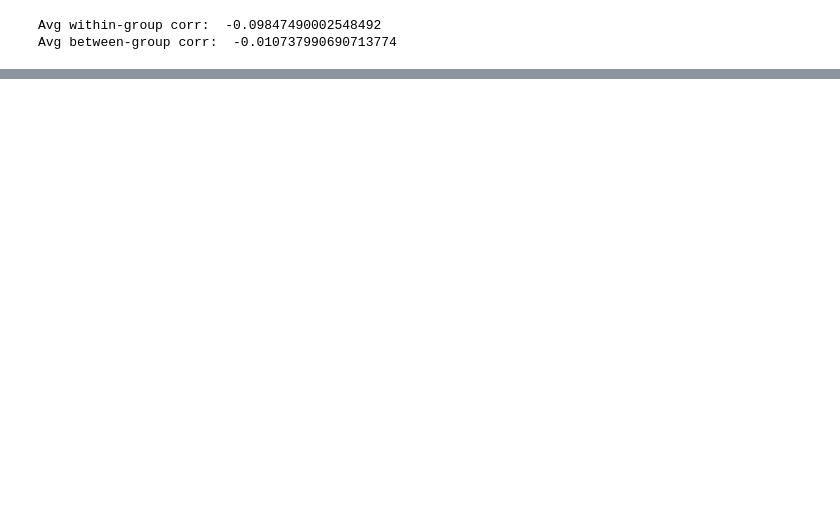
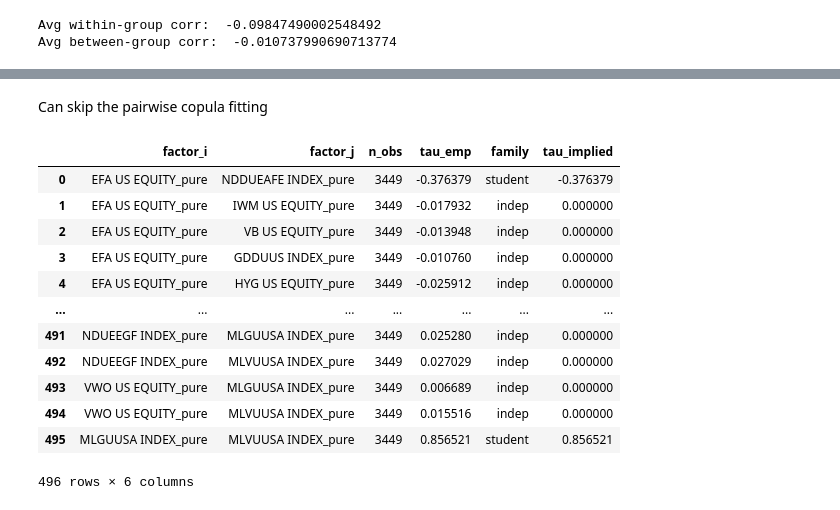
Before and after one commit to ishaan-mah/vine-copulas, a Jupyter notebook: Data/Code.ipynb, the cells around one changed output, grey strips where cells are left out. Saved outputs shown, nothing was run; the diff lists cells and outputs as text; code cells hidden in the pictures; blank space fills up the shorter version.

```diff
--- a/Data/Code.ipynb
+++ b/Data/Code.ipynb
@@ -177,0 +123,26 @@ plt.show()
+# %%
+pseudo_obs = pd.DataFrame(index=pure_returns.index)
+
+for col in pure_returns.columns:
+    series = pure_returns[col].dropna() * 100
+    if len(series) < 250:
+        continue
+
+    try:
+        model = arch_model(series, vol='Garch', p=1, q=1, dist='StudentsT')
+        res = model.fit(disp='off')
+
+        # Get standardized residuals
+        std_resid = res.std_resid
+
+        # Get degrees of freedom
+        nu = res.params["nu"]
+
+        # Apply t-CDF to get PIT-uniforms
+        u_t = pd.Series(t.cdf(std_resid, df=nu), index=std_resid.index)
+
+        # Store in DataFrame
+        pseudo_obs[col] = u_t
+
+    except Exception as e:
+        print(f"GARCH failed on {col}: {e}")
@@ -177,0 +158,2 @@ plt.show()
+# %% [markdown]
+Can skip the pairwise copula fitting
@@ -177,0 +215,16 @@ plt.show()
+# %%
+results_df
+# %% [output]
+|  | factor_i | factor_j | n_obs | tau_emp | family | tau_implied |
+| 0 | EFA US EQUITY_pure | NDDUEAFE INDEX_pure | 3449 | -0.376379 | student | -0.376379 |
+| 1 | EFA US EQUITY_pure | IWM US EQUITY_pure | 3449 | -0.017932 | indep | 0.000000 |
+| 2 | EFA US EQUITY_pure | VB US EQUITY_pure | 3449 | -0.013948 | indep | 0.000000 |
+| 3 | EFA US EQUITY_pure | GDDUUS INDEX_pure | 3449 | -0.010760 | indep | 0.000000 |
+| 4 | EFA US EQUITY_pure | HYG US EQUITY_pure | 3449 | -0.025912 | indep | 0.000000 |
+| ... | ... | ... | ... | ... | ... | ... |
+| 491 | NDUEEGF INDEX_pure | MLGUUSA INDEX_pure | 3449 | 0.025280 | indep | 0.000000 |
+| 492 | NDUEEGF INDEX_pure | MLVUUSA INDEX_pure | 3449 | 0.027029 | indep | 0.000000 |
+| 493 | VWO US EQUITY_pure | MLGUUSA INDEX_pure | 3449 | 0.006689 | indep | 0.000000 |
+| 494 | VWO US EQUITY_pure | MLVUUSA INDEX_pure | 3449 | 0.015516 | indep | 0.000000 |
+| 495 | MLGUUSA INDEX_pure | MLVUUSA INDEX_pure | 3449 | 0.856521 | student | 0.856521 |
+496 rows × 6 columns
```
Also changed, not shown: parts of 11 cells of this notebook, 2 other files.
